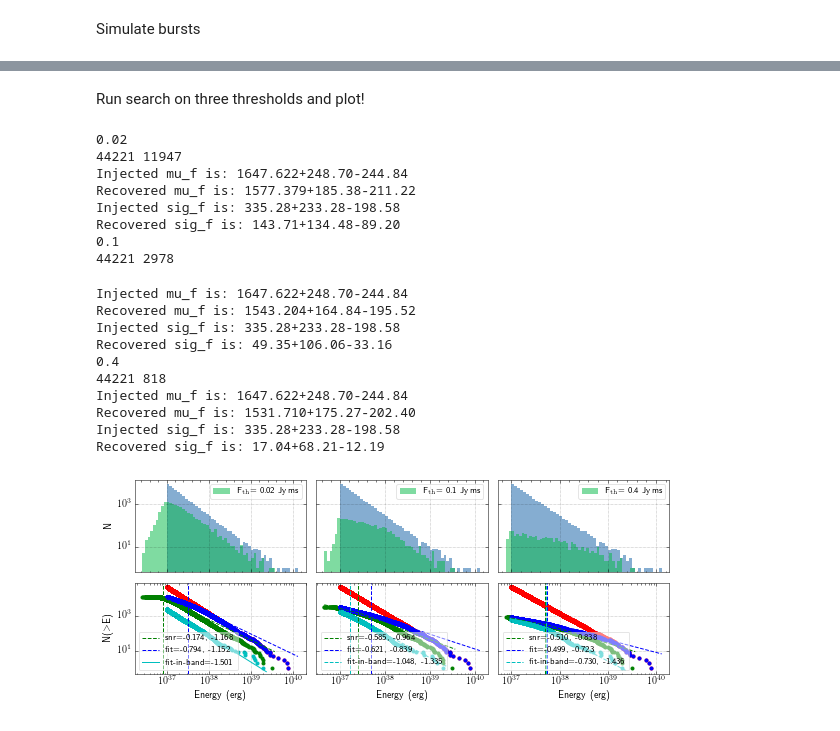
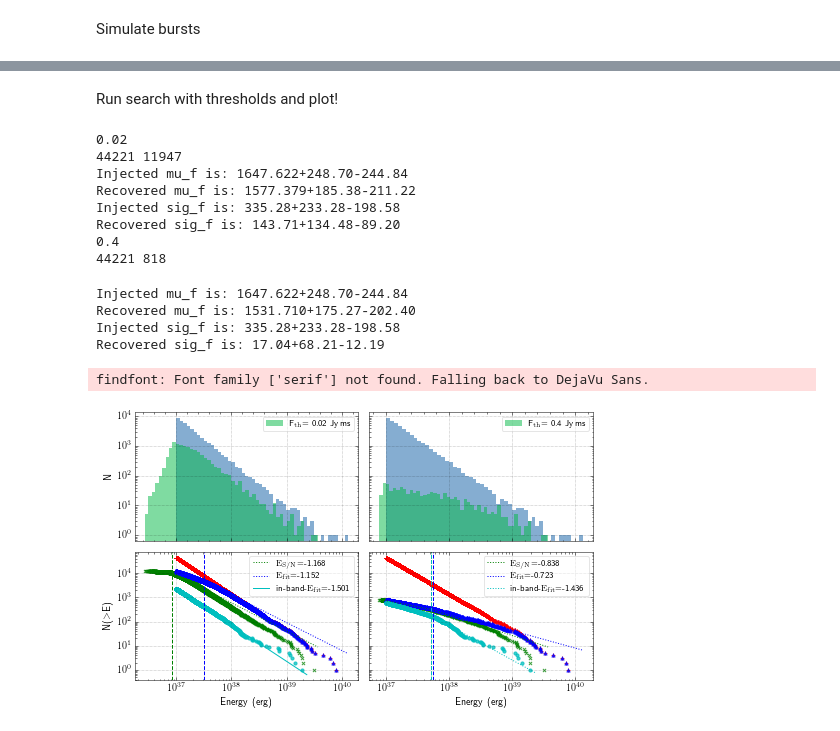
Before and after one commit to KshitijAggarwal/banded_repeater_analysis, a Jupyter notebook: notebooks/power_laws_and_pdf.ipynb, the cells around one changed output, grey strips where cells are left out. Cells and saved outputs as stored; diff of their text form; code cells hidden in the pictures.

```diff
--- a/notebooks/power_laws_and_pdf.ipynb
+++ b/notebooks/power_laws_and_pdf.ipynb
@@ -44,13 +44,15 @@ def fit_and_plot(
     double_law=False,
     color="k",
     label="label",
+    marker=".",
+    s=10,
 ):
     const = 10 ** 34
     Es = np.sort(E) / const
     Ns = np.linspace(len(Es) - 1, 0, len(Es))
 
     if plot_orig:
-        ax.scatter(np.sort(E), Ns, c=color, marker=".")
+        ax.scatter(np.sort(E), (Ns), c=color, marker=marker, alpha=0.75, s=s)
 
     if plot_fit:
         ret = {}
@@ -73,9 +75,9 @@ def fit_and_plot(
             ax.plot(
                 x,
                 y,
-                linestyle="--",
+                linestyle="dotted",
                 c=color,
-                label=f"{label}={slope1:.3f}, {slope2:.3f}",
+                label=f"{label}={slope2:.3f}",
             )
 
             ax.set_xscale("log")
@@ -126,17 +128,17 @@ def analyse_and_plot(bursts, detected, Es, ax, th):
 # %% [output]
 [interactive output not drawn]
 # %%
-thresholds = [0.02, 0.02 * 5, 0.02 * 10 * 2]
+thresholds = [0.02, 0.02 * 10 * 2]
 # %% [output]
 [interactive output not drawn]
 # %% [markdown]
-Run search on three thresholds and plot!
+Run search with thresholds and plot!
 # %%
 with plt.style.context(["science", "grid"]):  # , "no-latex"]):
     fig, axes = plt.subplots(
         2,
-        3,
-        figsize=set_size(width="full", subplots=(2, 3), fraction=1.15),
+        2,
+        figsize=set_size(width="full", subplots=(2, 2), fraction=1),
         sharey="row",
         sharex=False,
     )
@@ -160,8 +162,6 @@ with plt.style.context(["science", "grid"]):  # , "no-latex"]):
         detected_fit_E = Es["detected_fit_E"]
         detected_in_band_E = Es["detected_in_band_E"]
 
-        #     plt.figure(figsize=(10, 6))
-
         fit_vals = {}
         fit_vals["orig"] = fit_and_plot(
             original_E,
@@ -171,7 +171,8 @@ with plt.style.context(["science", "grid"]):  # , "no-latex"]):
             single_law=False,
             double_law=False,
             color="r",
-            #             label="Injected",
+            marker="+",
+            s=10,
         )
 
         fit_vals["detected-snr"] = fit_and_plot(
@@ -182,7 +183,8 @@ with plt.style.context(["science", "grid"]):  # , "no-latex"]):
             single_law=False,
             double_law=True,
             color="g",
-            label="snr",
+            label=r"$\mathrm{E}_\mathrm{S/N}$",
+            marker="x",
         )
 
         if i == 0:
@@ -198,7 +200,8 @@ with plt.style.context(["science", "grid"]):  # , "no-latex"]):
             single_law=False,
             double_law=True,
             color="b",
-            label="fit",
+            label=r"$\mathrm{E}_\mathrm{fit}$",
+            marker="^",
         )
 
         if i == 1 or i == 2:
@@ -214,53 +217,45 @@ with plt.style.context(["science", "grid"]):  # , "no-latex"]):
             single_law=single_law,
             double_law=double_law,
             color="c",
-            label="fit-in-band",
+            label=r"in-band-$\mathrm{E}_\mathrm{fit}$",
+            marker="o",
         )
         legend = ax[1].legend(fontsize="small")  # loc="lower left")
         legend.get_frame().set_alpha(0.5)
 
         analyse_and_plot(bursts, detected, Es, ax[0], th)
 
-        #     if i == 2:
-        #         ax[0].set_xlabel("Energy (erg)")
         if i == 0:
             ax[1].set_ylabel(r"N($>$E)")
-
-        if i == 0:
             ax[0].set_ylabel(r"N")
 
         #     labels = [str(10 ** item._x) for item in ax[1].get_xticklabels()]
         labels = [item._text for item in ax[1].get_xticklabels()]
         ax[0].set_xticklabels(labels)
         ax[0].legend()  # set_title(f"Fluence={th}Jyms")
 
         legend = ax[0].legend(fontsize="small")  # loc="lower left")
         legend.get_frame().set_alpha(0.5)
 
         ax[1].set_xlabel("Energy (erg)")
 
     plt.subplots_adjust(wspace=0.01, hspace=0.01)
 
     plt.tight_layout()
     plt.savefig("energy_pdf_cdf.png", bbox_inches="tight", dpi=300)
 # %% [output]
 0.02
 44221 11947
 Injected mu_f is: 1647.622+248.70-244.84
 Recovered mu_f is: 1577.379+185.38-211.22
 Injected sig_f is: 335.28+233.28-198.58
 Recovered sig_f is: 143.71+134.48-89.20
-0.1
-44221 2978
+0.4
+44221 818
-Injected mu_f is: 1647.622+248.70-244.84
-Recovered mu_f is: 1543.204+164.84-195.52
-Injected sig_f is: 335.28+233.28-198.58
-Recovered sig_f is: 49.35+106.06-33.16
-0.4
-44221 818
 Injected mu_f is: 1647.622+248.70-244.84
 Recovered mu_f is: 1531.710+175.27-202.40
 Injected sig_f is: 335.28+233.28-198.58
 Recovered sig_f is: 17.04+68.21-12.19
+findfont: Font family ['serif'] not found. Falling back to DejaVu Sans.
-[figure, old version]
+[figure, new version]
 [interactive output not drawn]
```
